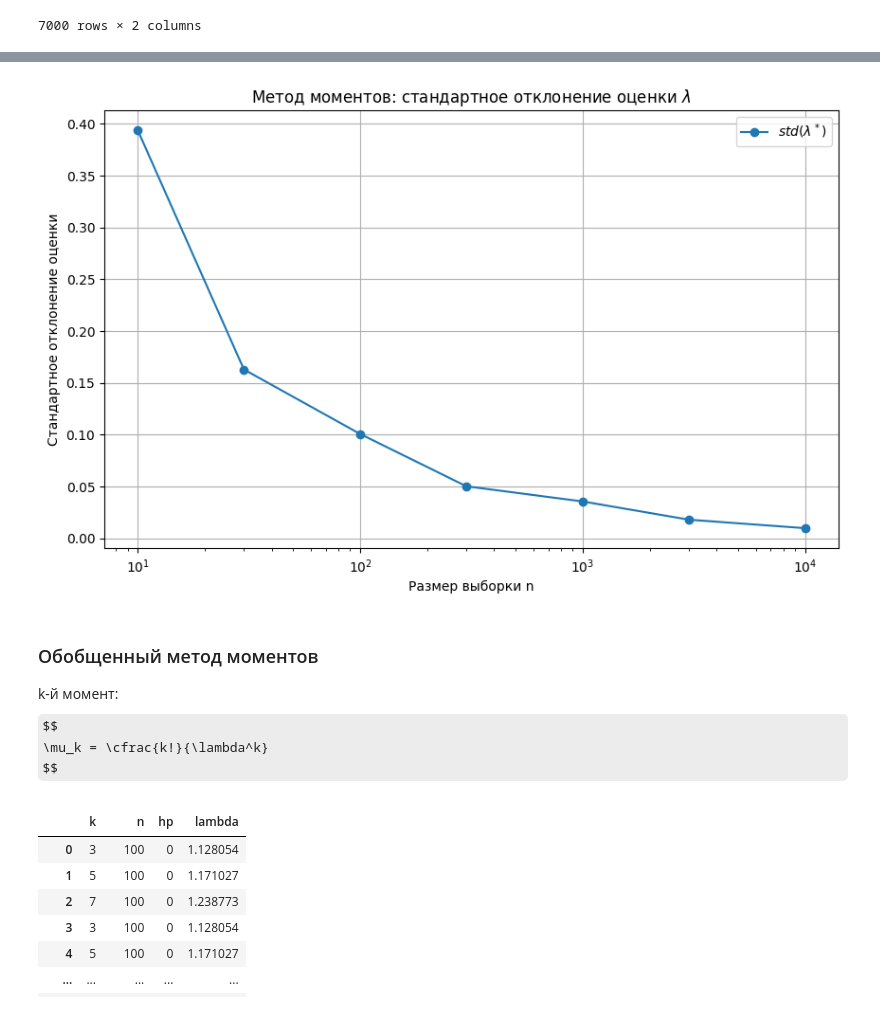
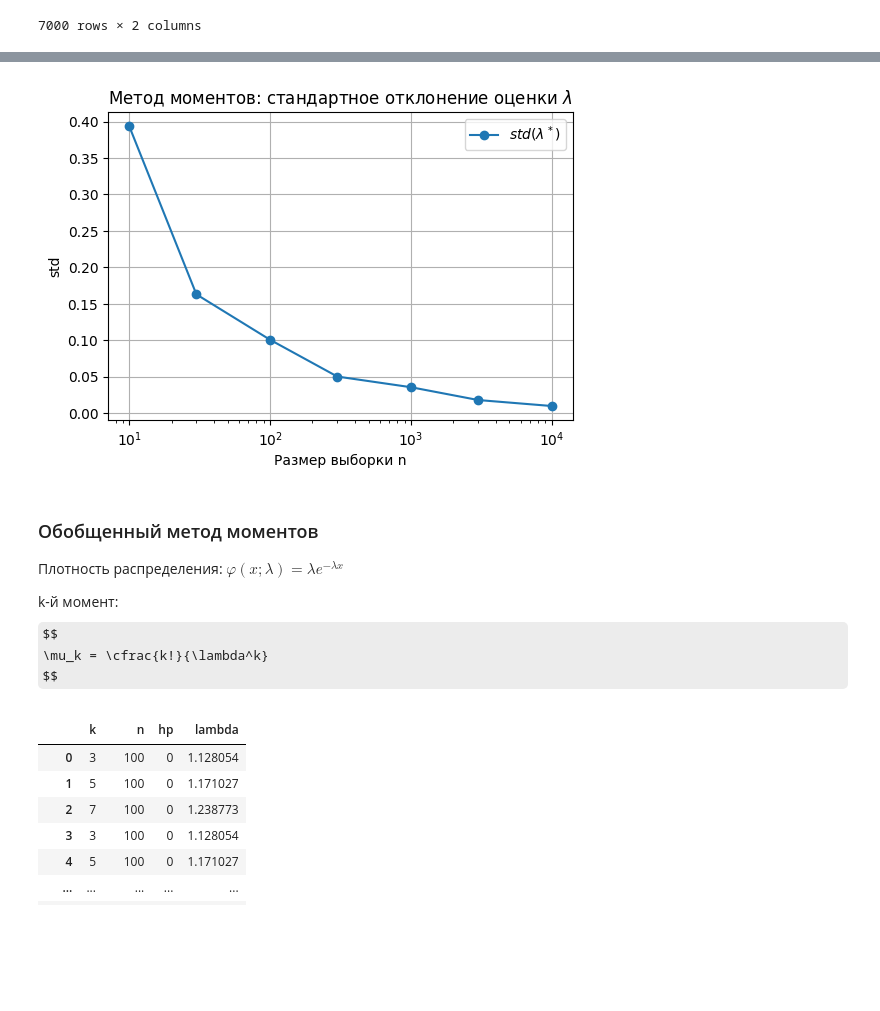
Before and after one commit to e1turin/ipkn-statistics, a Jupyter notebook: lab-3.ipynb, the cells around one changed output, grey strips where cells are left out. Saved outputs shown, nothing was run; the diff lists cells and outputs as text; code cells hidden in the pictures; some formulas as TeX source; blank space fills up the shorter version.

```diff
--- a/lab-3.ipynb
+++ b/lab-3.ipynb
@@ -323,17 +324,19 @@ plt.show()
 # %%
-plt.figure(figsize=(10, 6))
+plt.figure(figsize=(6, 4))
 plt.plot(sizes_exp, df_exp_std["lambda"], marker="o", label="$std(\lambda^*)$")
 plt.xscale("log")
 plt.xlabel("Размер выборки n")
-plt.ylabel("Стандартное отклонение оценки")
+plt.ylabel("std")
 plt.title("Метод моментов: стандартное отклонение оценки $\lambda$")
 plt.legend()
 plt.grid(True)
 plt.show()
 # %% [output]
-[figure, old version]
+[figure, new version]
 # %% [markdown]
 ### Обобщенный метод моментов
+
+Плотность распределения: $\varphi (x; \lambda) = \lambda e^{-\lambda x} $
 
 k-й момент:
 $$
```
Also changed, not shown: parts of 7 cells of this notebook.
